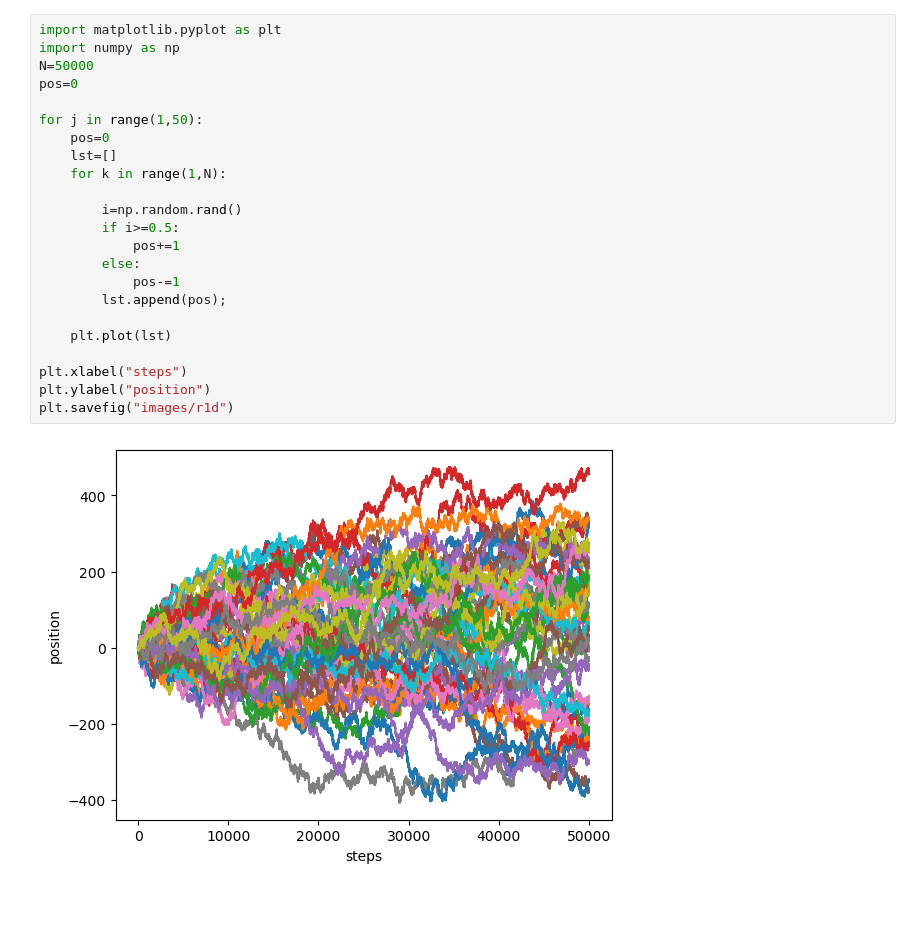
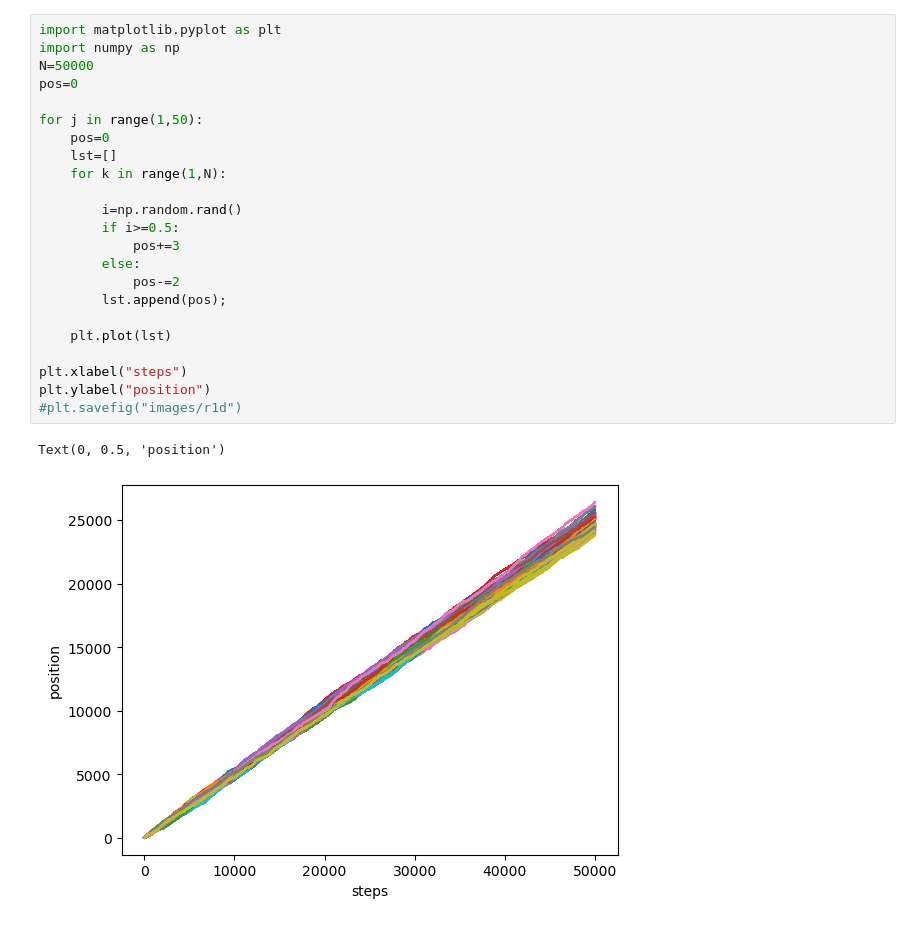
Before and after one commit to dsgiitr/lecture-assignments-y23, a Jupyter notebook: anant/pre_lecture_stat/pre_lect_stat.ipynb, the cells around one changed output. Cells and saved outputs as stored; diff of their text form.

```diff
--- a/anant/pre_lecture_stat/pre_lect_stat.ipynb
+++ b/anant/pre_lecture_stat/pre_lect_stat.ipynb
@@ -1,28 +1,29 @@
 # %%
 import matplotlib.pyplot as plt
 import numpy as np
 N=50000
 pos=0
 
 for j in range(1,50):
     pos=0
     lst=[]
     for k in range(1,N):
 
         i=np.random.rand()
         if i>=0.5:
-            pos+=1
+            pos+=3
         else:
-            pos-=1
+            pos-=2
         lst.append(pos);
 
     plt.plot(lst)
 
 plt.xlabel("steps")
 plt.ylabel("position")
-plt.savefig("images/r1d")
+#plt.savefig("images/r1d")
 # %% [output]
+Text(0, 0.5, 'position')
-[figure, old version]
+[figure, new version]
 # %%
 import math
 x=0
```
Also changed, not shown: parts of 4 cells of this notebook, 17 other files.
